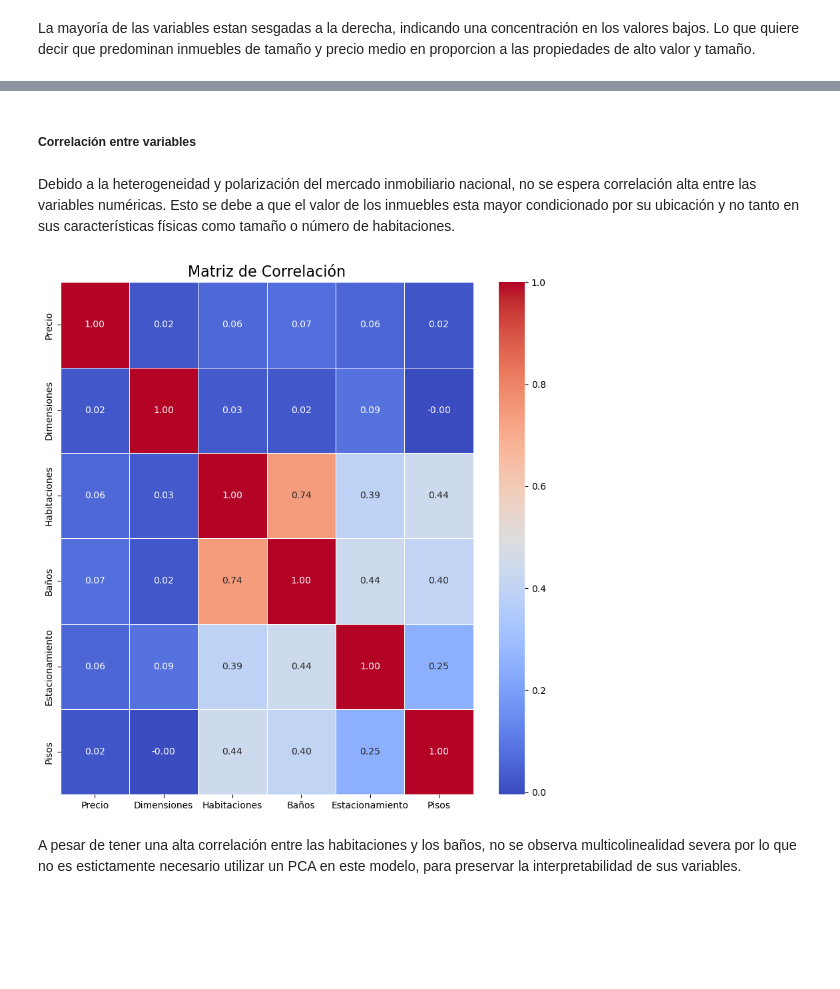
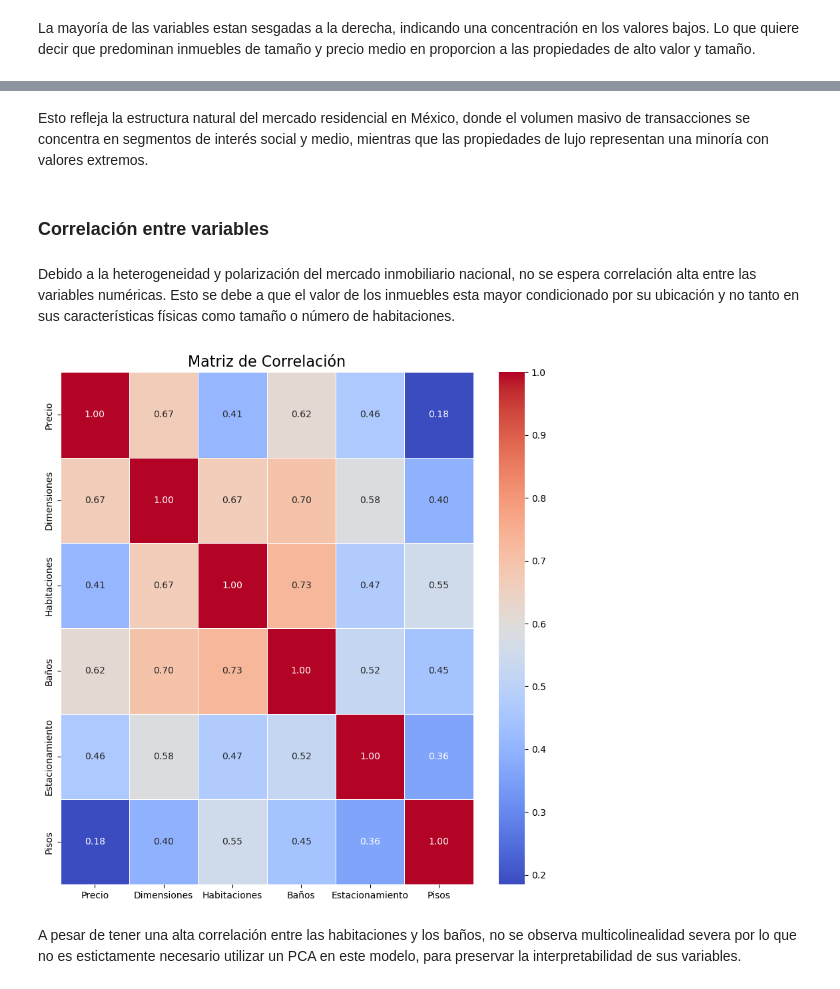
Before and after one commit to MichelleRomoM/Tesis-Maestria-DSS, a Jupyter notebook: Códigos/Segmentacion (DSS).ipynb, the cells around one changed output, grey strips where cells are left out. Drawn from its saved outputs; the diff is of its cells as text; code cells hidden in the pictures; blank space fills up the shorter version.

```diff
--- a/Códigos/Segmentacion (DSS).ipynb
+++ b/Códigos/Segmentacion (DSS).ipynb
@@ -360,16 +353,18 @@ df.describe().round(2)
+# %% [markdown]
+Esto refleja la estructura natural del mercado residencial en México, donde el volumen masivo de transacciones se concentra en segmentos de interés social y medio, mientras que las propiedades de lujo representan una minoría con valores extremos.
 # %% [markdown]
-##### Correlación entre variables
+### Correlación entre variables
 # %% [markdown]
 Debido a la heterogeneidad y polarización del mercado inmobiliario nacional, no se espera correlación alta entre las variables numéricas. Esto se debe a que el valor de los inmuebles esta mayor condicionado por su ubicación y no tanto en sus características físicas como tamaño o número de habitaciones.
 # %%
 ### ---- MATRIZ DE CORRELACIÓN
-matriz_corr = df.corr(numeric_only=True)
+matriz_corr = df.corr(numeric_only=True,method='spearman')
 plt.figure(figsize=(10,10))
 sns.heatmap(matriz_corr, annot=True, cmap='coolwarm', fmt=".2f", linewidths=.5)
 plt.title('Matriz de Correlación', fontsize=16)
 plt.show()
 # %% [output]
-[figure, old version]
+[figure, new version]
 # %% [markdown]
 A pesar de tener una alta correlación entre las habitaciones y los baños, no se observa multicolinealidad severa por lo que no es estictamente necesario utilizar un PCA en este modelo, para preservar la interpretabilidad de sus variables.
 # %% [markdown]
```
Also changed, not shown: parts of 153 cells of this notebook.
